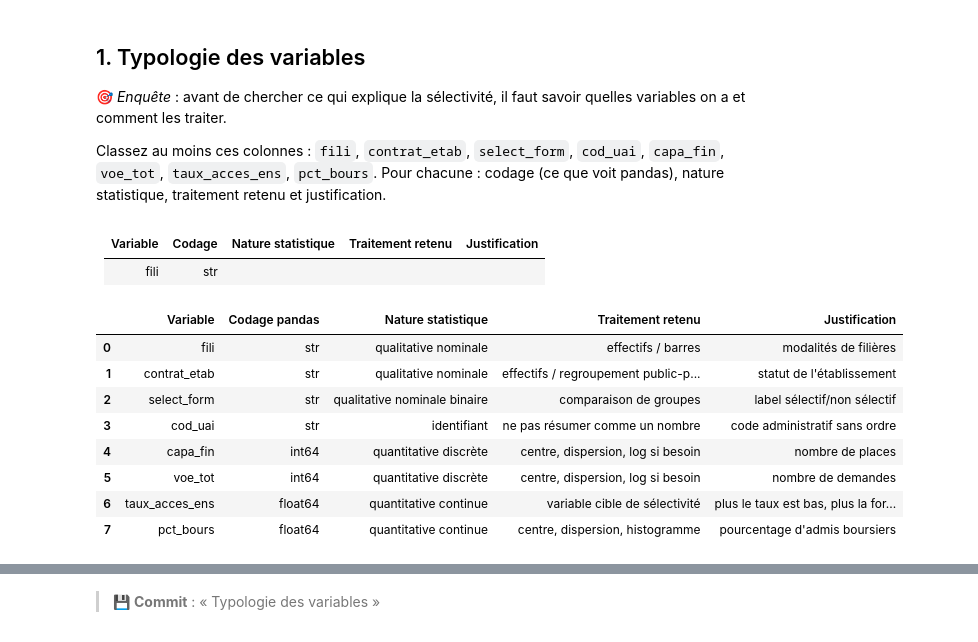
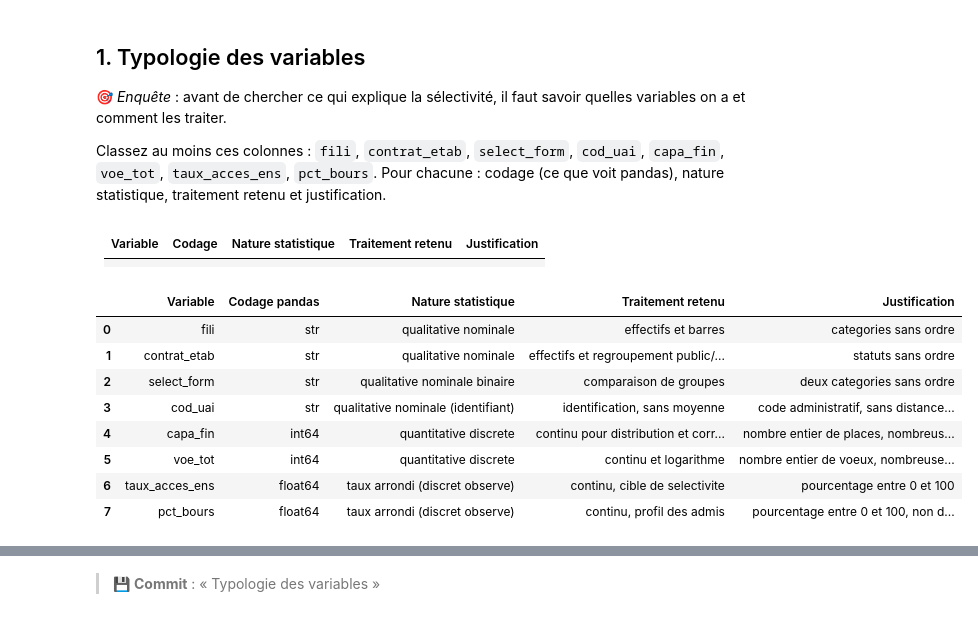
Before and after one commit to Anaisblk/Analyse-Parcoursup, a Jupyter notebook: TP_Parcoursup.ipynb, the cells around one changed output, grey strips where cells are left out. Drawn from its saved outputs; the diff is of its cells as text; code cells hidden in the pictures.

```diff
--- a/TP_Parcoursup.ipynb
+++ b/TP_Parcoursup.ipynb
@@ -53,35 +53,31 @@ Classez au moins ces colonnes : `fili`, `contrat_etab`, `select_form`, `cod_uai`
 # %% [markdown]
 | Variable | Codage | Nature statistique | Traitement retenu | Justification |
 |---|---|---|---|---|
-|fili |str | | | |
+| | | | | |
 # %%
+variables = ["fili", "contrat_etab", "select_form", "cod_uai", "capa_fin", "voe_tot", "taux_acces_ens", "pct_bours"]
 typologie = pd.DataFrame({
-    "Variable": ["fili", "contrat_etab", "select_form", "cod_uai", "capa_fin", "voe_tot", "taux_acces_ens", "pct_bours"],
-    "Codage pandas": [str(df[c].dtype) for c in ["fili", "contrat_etab", "select_form", "cod_uai", "capa_fin", "voe_tot", "taux_acces_ens", "pct_bours"]],
-    "Nature statistique": [
-        "qualitative nominale", "qualitative nominale", "qualitative nominale binaire",
-        "identifiant", "quantitative discrète", "quantitative discrète",
-        "quantitative continue", "quantitative continue"
-    ],
-    "Traitement retenu": [
-        "effectifs / barres", "effectifs / regroupement public-privé", "comparaison de groupes",
-        "ne pas résumer comme un nombre", "centre, dispersion, log si besoin", "centre, dispersion, log si besoin",
-        "variable cible de sélectivité", "centre, dispersion, histogramme"
-    ],
-    "Justification": [
-        "modalités de filières", "statut de l'établissement", "label sélectif/non sélectif",
-        "code administratif sans ordre", "nombre de places", "nombre de demandes",
-        "plus le taux est bas, plus la formation est sélective", "pourcentage d'admis boursiers"
-    ]
+    "Variable": variables,
+    "Codage pandas": [str(df[c].dtype) for c in variables],
+    "Nature statistique": ["qualitative nominale", "qualitative nominale", "qualitative nominale binaire",
+        "qualitative nominale (identifiant)", "quantitative discrete", "quantitative discrete",
+        "taux arrondi (discret observe)", "taux arrondi (discret observe)"],
+    "Traitement retenu": ["effectifs et barres", "effectifs et regroupement public/prive", "comparaison de groupes",
+        "identification, sans moyenne", "continu pour distribution et correlations", "continu et logarithme",
+        "continu, cible de selectivite", "continu, profil des admis"],
+    "Justification": ["categories sans ordre", "statuts sans ordre", "deux categories sans ordre",
+        "code administratif, sans distance numerique", "nombre entier de places, nombreuses valeurs",
+        "nombre entier de voeux, nombreuses valeurs", "pourcentage entre 0 et 100",
+        "pourcentage entre 0 et 100, non defini si aucun admis"]
 })
 typologie
 # %% [output]
 |  | Variable | Codage pandas | Nature statistique | Traitement retenu | Justification |
-| 0 | fili | str | qualitative nominale | effectifs / barres | modalités de filières |
-| 1 | contrat_etab | str | qualitative nominale | effectifs / regroupement public-p... | statut de l'établissement |
-| 2 | select_form | str | qualitative nominale binaire | comparaison de groupes | label sélectif/non sélectif |
-| 3 | cod_uai | str | identifiant | ne pas résumer comme un nombre | code administratif sans ordre |
-| 4 | capa_fin | int64 | quantitative discrète | centre, dispersion, log si besoin | nombre de places |
-| 5 | voe_tot | int64 | quantitative discrète | centre, dispersion, log si besoin | nombre de demandes |
-| 6 | taux_acces_ens | float64 | quantitative continue | variable cible de sélectivité | plus le taux est bas, plus la for... |
-| 7 | pct_bours | float64 | quantitative continue | centre, dispersion, histogramme | pourcentage d'admis boursiers |
+| 0 | fili | str | qualitative nominale | effectifs et barres | categories sans ordre |
+| 1 | contrat_etab | str | qualitative nominale | effectifs et regroupement public/... | statuts sans ordre |
+| 2 | select_form | str | qualitative nominale binaire | comparaison de groupes | deux categories sans ordre |
+| 3 | cod_uai | str | qualitative nominale (identifiant) | identification, sans moyenne | code administratif, sans distance... |
+| 4 | capa_fin | int64 | quantitative discrete | continu pour distribution et corr... | nombre entier de places, nombreus... |
+| 5 | voe_tot | int64 | quantitative discrete | continu et logarithme | nombre entier de voeux, nombreuse... |
+| 6 | taux_acces_ens | float64 | taux arrondi (discret observe) | continu, cible de selectivite | pourcentage entre 0 et 100 |
+| 7 | pct_bours | float64 | taux arrondi (discret observe) | continu, profil des admis | pourcentage entre 0 et 100, non d... |
```
Also changed, not shown: parts of 1 cell of this notebook.
